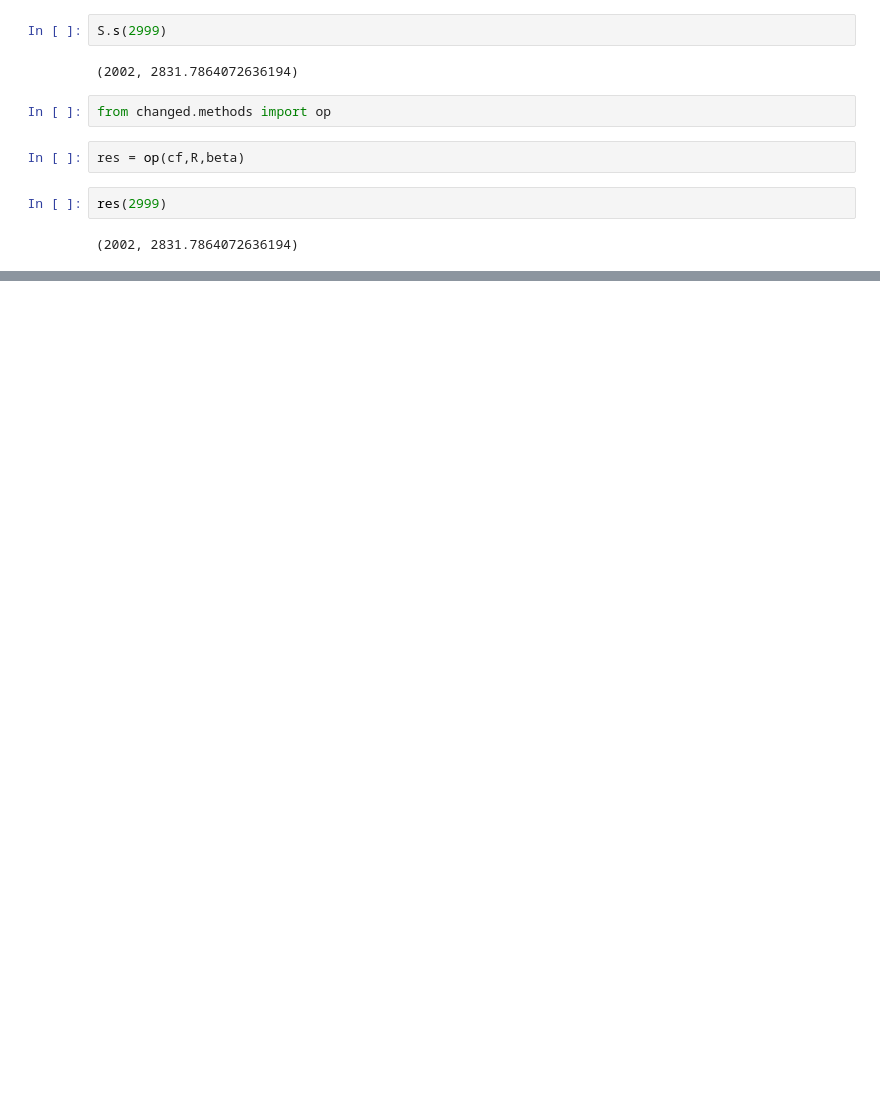
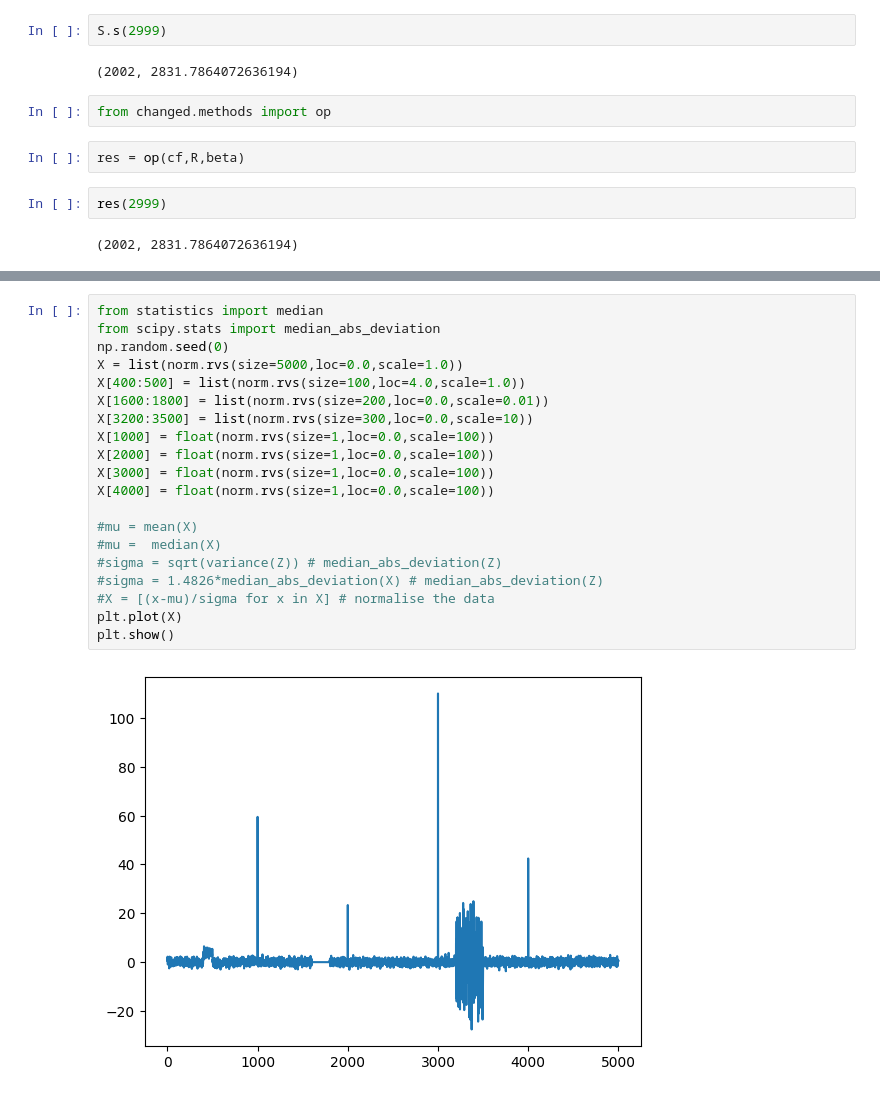
Before and after one commit to grosed/changed, a Jupyter notebook: notebooks/examples.ipynb, the cells around one changed output, grey strips where cells are left out. Saved outputs shown, nothing was run; the diff lists cells and outputs as text; blank space fills up the shorter version.

```diff
--- a/notebooks/examples.ipynb
+++ b/notebooks/examples.ipynb
@@ -81,0 +109,22 @@ res(2999)
+# %%
+from statistics import median
+from scipy.stats import median_abs_deviation
+np.random.seed(0)
+X = list(norm.rvs(size=5000,loc=0.0,scale=1.0))
+X[400:500] = list(norm.rvs(size=100,loc=4.0,scale=1.0))
+X[1600:1800] = list(norm.rvs(size=200,loc=0.0,scale=0.01))
+X[3200:3500] = list(norm.rvs(size=300,loc=0.0,scale=10))
+X[1000] = float(norm.rvs(size=1,loc=0.0,scale=100))
+X[2000] = float(norm.rvs(size=1,loc=0.0,scale=100))
+X[3000] = float(norm.rvs(size=1,loc=0.0,scale=100))
+X[4000] = float(norm.rvs(size=1,loc=0.0,scale=100))
+
+#mu = mean(X)
+#mu =  median(X)
+#sigma = sqrt(variance(Z)) # median_abs_deviation(Z)
+#sigma = 1.4826*median_abs_deviation(X) # median_abs_deviation(Z)
+#X = [(x-mu)/sigma for x in X] # normalise the data
+plt.plot(X)
+plt.show()
+# %% [output]
+[figure, added]
```
Also changed, not shown: parts of 17 cells of this notebook.
